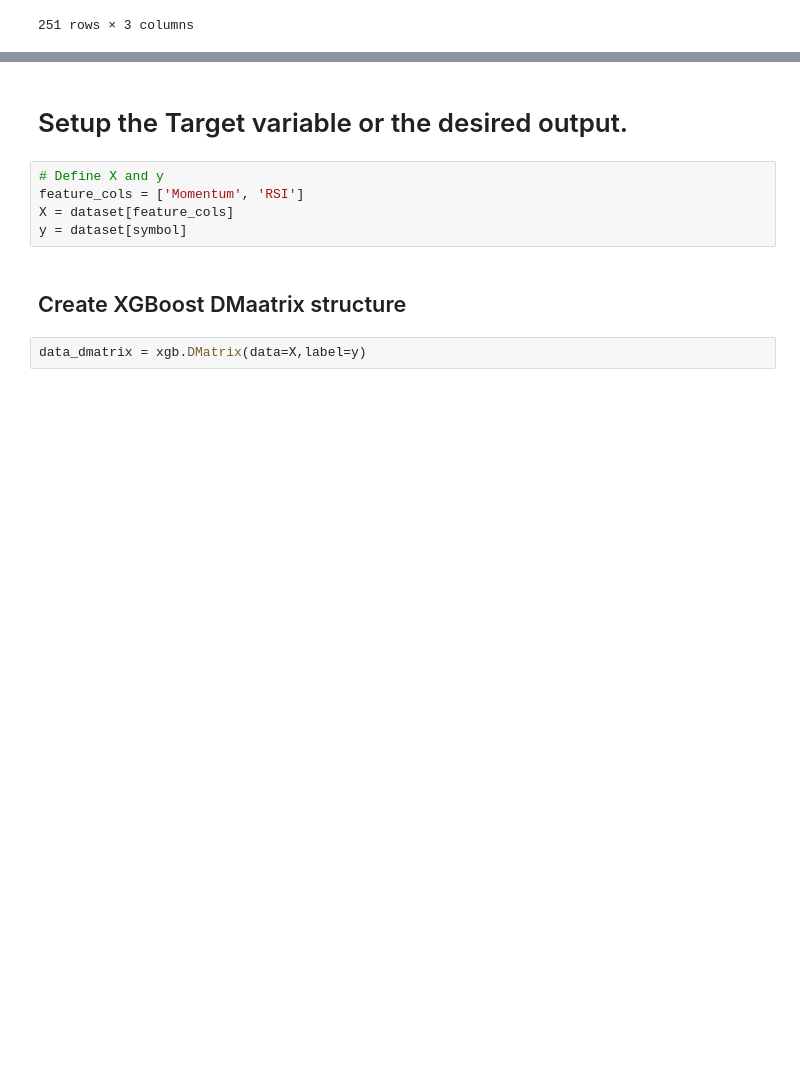
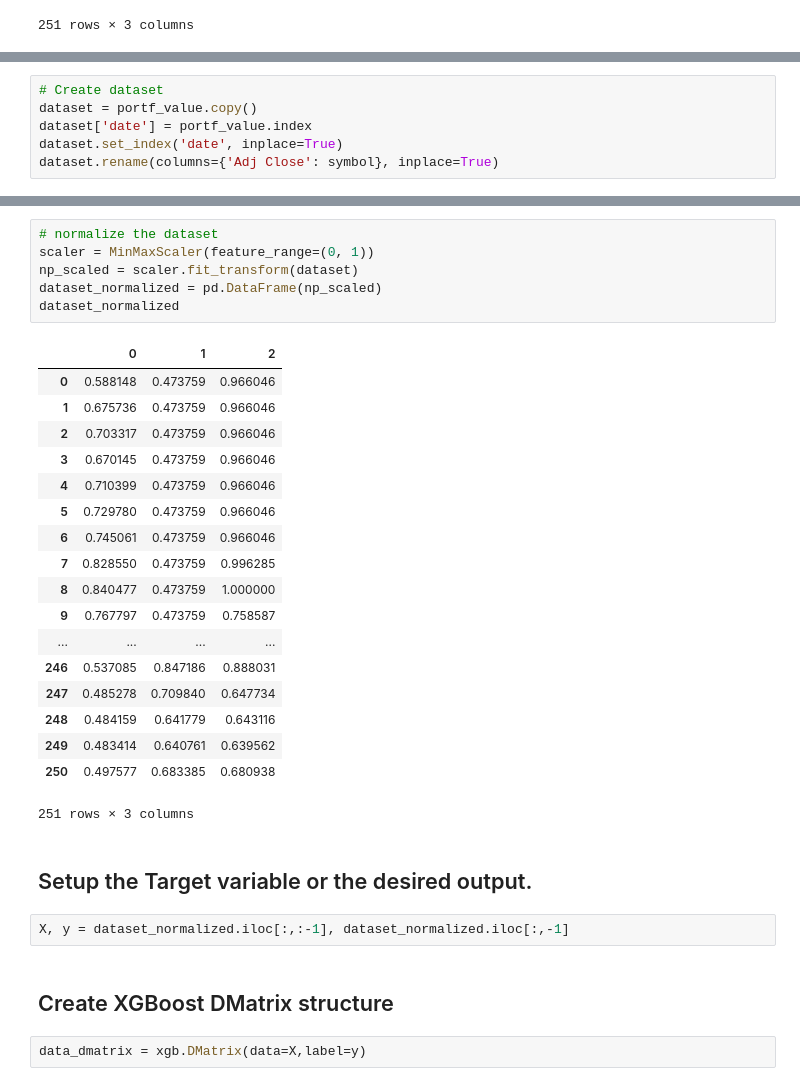
Before and after one commit to kairosart/factors, a Jupyter notebook: XGBoost.ipynb, the cells around one changed output, grey strips where cells are left out. Drawn from its saved outputs; the diff is of its cells as text; blank space fills up the shorter version.

Commit message:
Creating XGBoost model notebook.

```diff
--- a/XGBoost.ipynb
+++ b/XGBoost.ipynb
@@ -105,0 +104,6 @@ last_date = last_date.strftime("%Y-%m-%d")
+# %%
+# Create dataset
+dataset = portf_value.copy()
+dataset['date'] = portf_value.index
+dataset.set_index('date', inplace=True)
+dataset.rename(columns={'Adj Close': symbol}, inplace=True)
@@ -106,11 +168,33 @@ last_date = last_date.strftime("%Y-%m-%d")
+# %%
+# normalize the dataset
+scaler = MinMaxScaler(feature_range=(0, 1))
+np_scaled = scaler.fit_transform(dataset)
+dataset_normalized = pd.DataFrame(np_scaled)
+dataset_normalized
+# %% [output]
+|  | 0 | 1 | 2 |
+| 0 | 0.588148 | 0.473759 | 0.966046 |
+| 1 | 0.675736 | 0.473759 | 0.966046 |
+| 2 | 0.703317 | 0.473759 | 0.966046 |
+| 3 | 0.670145 | 0.473759 | 0.966046 |
+| 4 | 0.710399 | 0.473759 | 0.966046 |
+| 5 | 0.729780 | 0.473759 | 0.966046 |
+| 6 | 0.745061 | 0.473759 | 0.966046 |
+| 7 | 0.828550 | 0.473759 | 0.996285 |
+| 8 | 0.840477 | 0.473759 | 1.000000 |
+| 9 | 0.767797 | 0.473759 | 0.758587 |
+| ... | ... | ... | ... |
+| 246 | 0.537085 | 0.847186 | 0.888031 |
+| 247 | 0.485278 | 0.709840 | 0.647734 |
+| 248 | 0.484159 | 0.641779 | 0.643116 |
+| 249 | 0.483414 | 0.640761 | 0.639562 |
+| 250 | 0.497577 | 0.683385 | 0.680938 |
+251 rows × 3 columns
 # %% [markdown]
-# Setup the Target variable or the desired output.
+## Setup the Target variable or the desired output.
-# %%
-# Define X and y
-feature_cols = ['Momentum', 'RSI']
-X = dataset[feature_cols]
-y = dataset[symbol]
+# %%
+X, y = dataset_normalized.iloc[:,:-1], dataset_normalized.iloc[:,-1]
 # %% [markdown]
-## Create XGBoost DMaatrix structure
+## Create XGBoost DMatrix structure
 # %%
 data_dmatrix = xgb.DMatrix(data=X,label=y)
```
Also changed, not shown: parts of 45 cells of this notebook.
